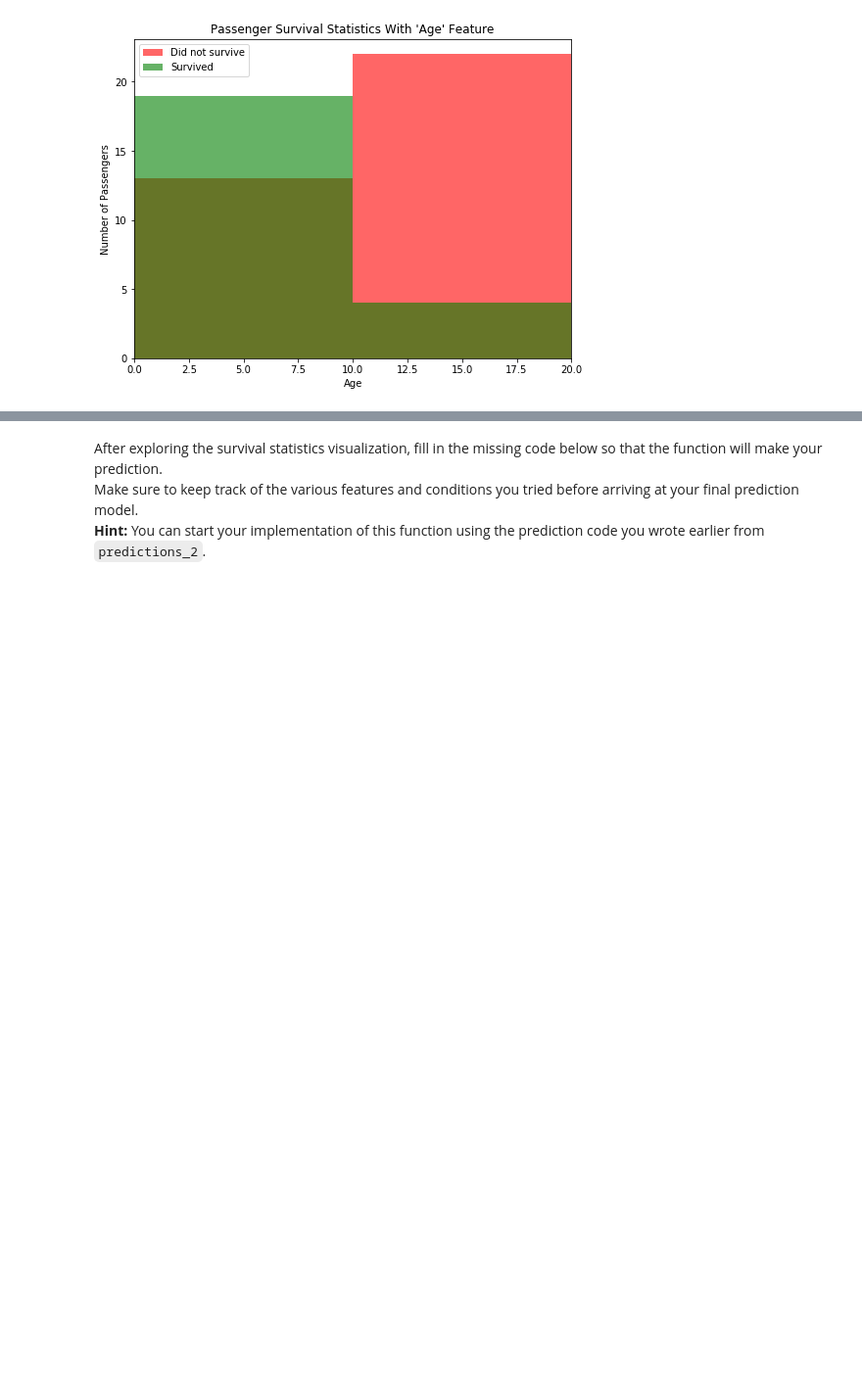
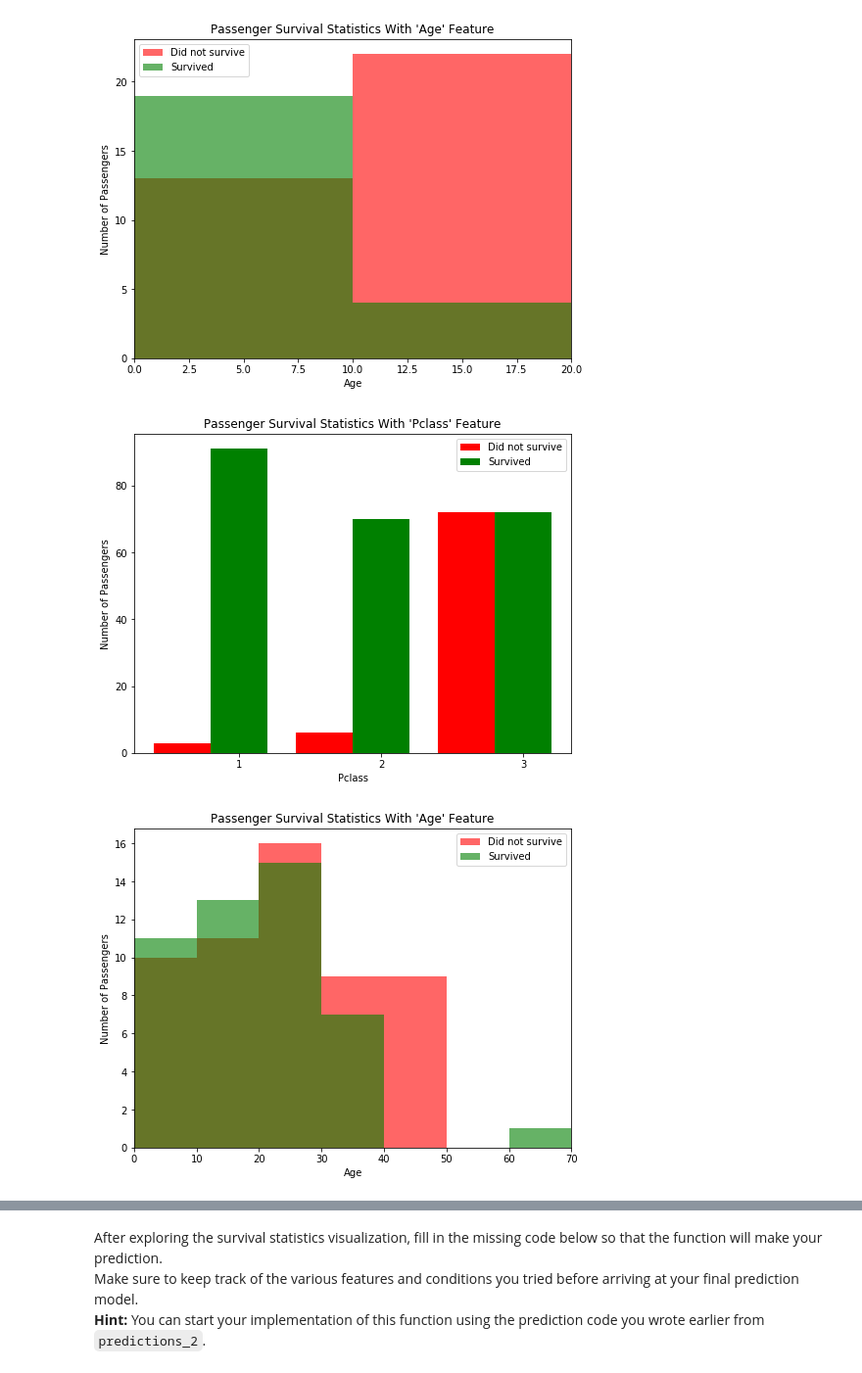
Before and after one commit to piy1994/Titanic-Survival, a Jupyter notebook: titanic_survival_exploration.ipynb, the cells around one changed output, grey strips where cells are left out. Shown at 98% size. Drawn from its saved outputs; the diff is of its cells as text; code cells hidden in the pictures; blank space fills up the shorter version.

```diff
--- a/titanic_survival_exploration.ipynb
+++ b/titanic_survival_exploration.ipynb
@@ -223,4 +219,10 @@ Use the `survival_stats` function below to to examine various survival statistic
 vs.survival_stats(data, outcomes, 'Age', ["Sex == 'male'", "Age < 18"])
 # %% [output]
 [figure]
+# %%
+vs.survival_stats(data, outcomes, 'Pclass', ["Sex == 'female'",])
+vs.survival_stats(data, outcomes, 'Age', ["Sex == 'female'","Pclass == 3"])
+# %% [output]
+[figure, added]
+[figure, added]
 # %%
```
Also changed, not shown: parts of 9 cells of this notebook, 1 other file.
